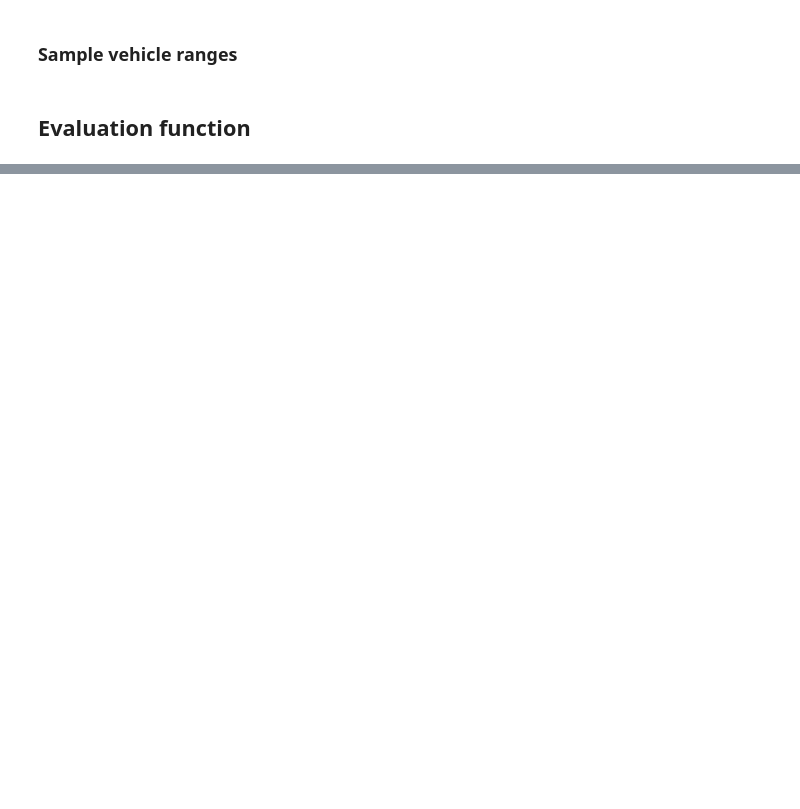
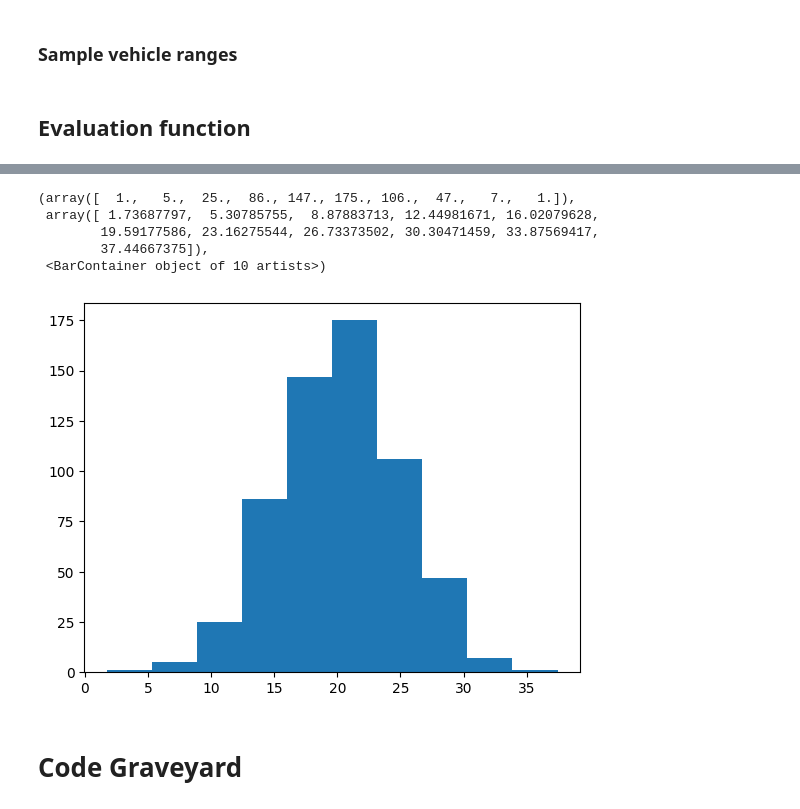
Before and after one commit to ikerforce/mopta, a Jupyter notebook: src/PSO_KNN.ipynb, the cells around one changed output, grey strips where cells are left out. Saved outputs shown, nothing was run; the diff lists cells and outputs as text; code cells hidden in the pictures; blank space fills up the shorter version.

```diff
--- a/src/PSO_KNN.ipynb
+++ b/src/PSO_KNN.ipynb
@@ -165,0 +332,11 @@ samples = get_samples()
+# %%
+plt.hist(population[i].velocities[:,0])
+# %% [output]
+(array([  1.,   5.,  25.,  86., 147., 175., 106.,  47.,   7.,   1.]),
+ array([ 1.73687797,  5.30785755,  8.87883713, 12.44981671, 16.02079628,
+        19.59177586, 23.16275544, 26.73373502, 30.30471459, 33.87569417,
+        37.44667375]),
+ <BarContainer object of 10 artists>)
+[figure, added]
+# %% [markdown]
+# Code Graveyard
```
Also changed, not shown: parts of 18 cells of this notebook.
